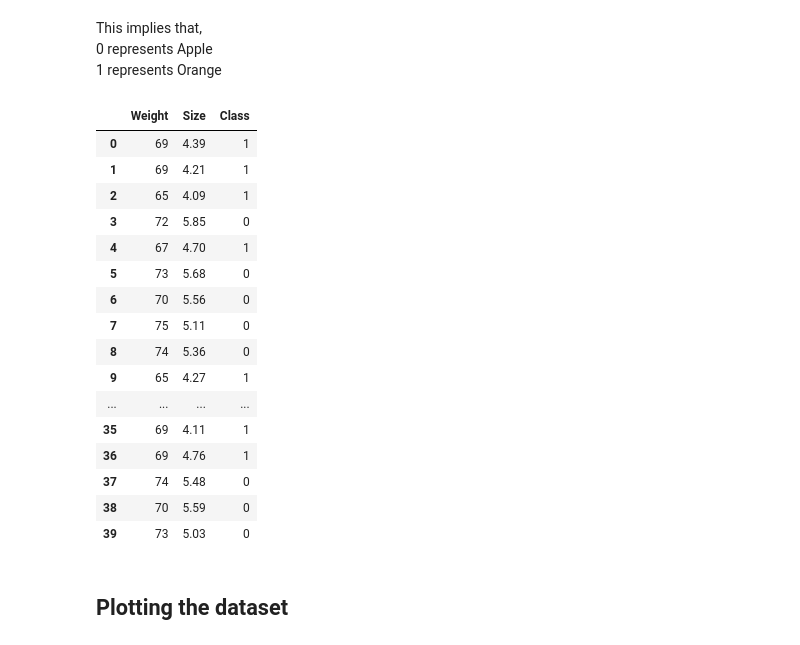
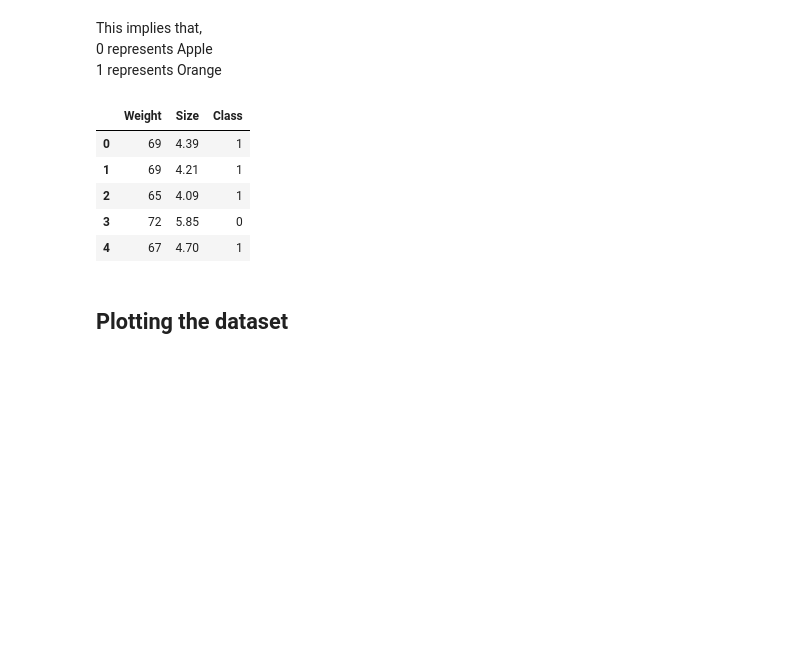
Before and after one commit to anantdivanji/DS100723-DS240623-DS190523-DS060623, a Jupyter notebook: Dec/5-12-23/logistic-regression-decision-boundary.ipynb, the cells around one changed output. Cells and saved outputs as stored; diff of their text form; code cells hidden in the pictures; blank space fills up the shorter version.

```diff
--- a/Dec/5-12-23/logistic-regression-decision-boundary.ipynb
+++ b/Dec/5-12-23/logistic-regression-decision-boundary.ipynb
@@ -63,25 +82,14 @@ This implies that,<br>
 1 represents Orange
 # %%
 # Looking at the dataset again
-dataset
+dataset.head()
 # %% [output]
 |  | Weight | Size | Class |
 | 0 | 69 | 4.39 | 1 |
 | 1 | 69 | 4.21 | 1 |
 | 2 | 65 | 4.09 | 1 |
 | 3 | 72 | 5.85 | 0 |
 | 4 | 67 | 4.70 | 1 |
-| 5 | 73 | 5.68 | 0 |
-| 6 | 70 | 5.56 | 0 |
-| 7 | 75 | 5.11 | 0 |
-| 8 | 74 | 5.36 | 0 |
-| 9 | 65 | 4.27 | 1 |
-| ... | ... | ... | ... |
-| 35 | 69 | 4.11 | 1 |
-| 36 | 69 | 4.76 | 1 |
-| 37 | 74 | 5.48 | 0 |
-| 38 | 70 | 5.59 | 0 |
-| 39 | 73 | 5.03 | 0 |
 # %% [markdown]
 ## Plotting the dataset
 # %%
```
Also changed, not shown: parts of 3 cells of this notebook, 1 other file.
